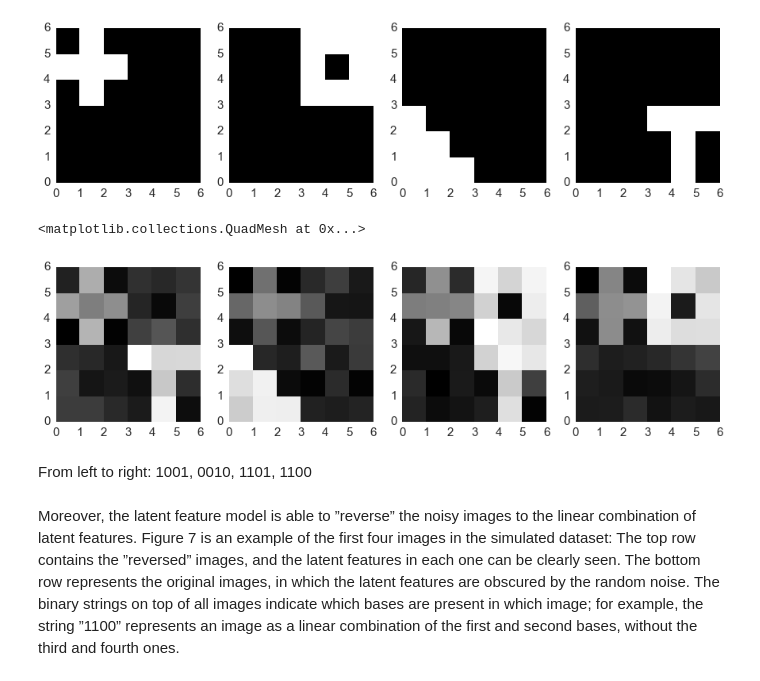
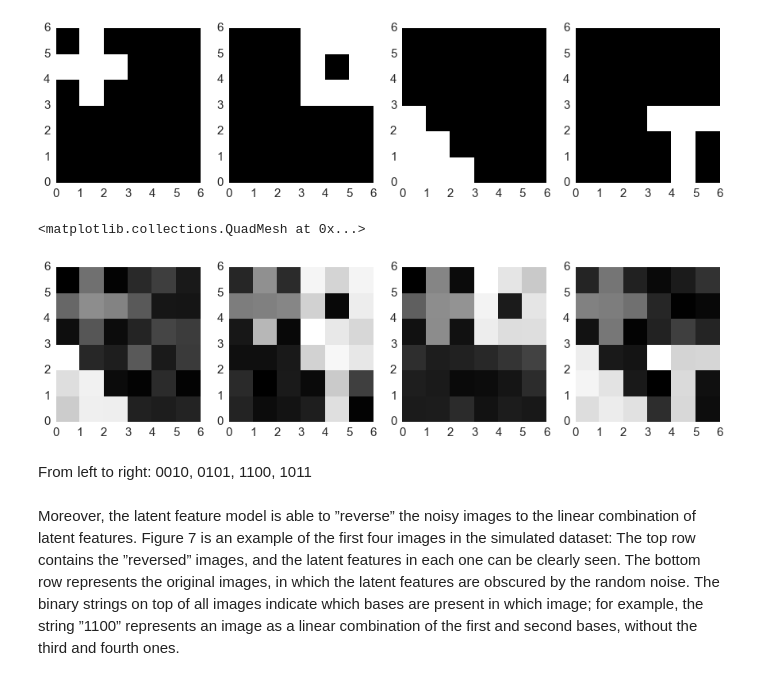
Before and after one commit to timoryxl/Indian-Buffet-Process, a Jupyter notebook: Implementation_IBP.ipynb, the cells around one changed output. Saved outputs shown, nothing was run; the diff lists cells and outputs as text; code cells hidden in the pictures.

```diff
--- a/Implementation_IBP.ipynb
+++ b/Implementation_IBP.ipynb
@@ -490,18 +499,18 @@ plt.pcolormesh(A[3,:].reshape(6,6),cmap=plt.cm.gray)
 # %%
 
 plt.figure(num=None, figsize=(15,3.5), dpi=100, facecolor='w', edgecolor='k')
 plt.subplot(141)
-plt.pcolormesh(XRecreated[0,:].reshape(6,6),cmap=plt.cm.gray)
+plt.pcolormesh(XRecreated[1,:].reshape(6,6),cmap=plt.cm.gray)
 plt.subplot(142)
-plt.pcolormesh(XRecreated[1,:].reshape(6,6),cmap=plt.cm.gray)
+plt.pcolormesh(XRecreated[2,:].reshape(6,6),cmap=plt.cm.gray)
 plt.subplot(143)
-plt.pcolormesh(XRecreated[2,:].reshape(6,6),cmap=plt.cm.gray)
+plt.pcolormesh(XRecreated[3,:].reshape(6,6),cmap=plt.cm.gray)
 plt.subplot(144)
-plt.pcolormesh(XRecreated[3,:].reshape(6,6),cmap=plt.cm.gray)
+plt.pcolormesh(XRecreated[98,:].reshape(6,6),cmap=plt.cm.gray)
 # %% [output]
 <matplotlib.collections.QuadMesh at 0x...>
-[figure, old version]
+[figure, new version]
 # %% [markdown]
-From left to right: 1001, 0010, 1101, 1100
+From left to right: 0010, 0101, 1100, 1011
 # %% [markdown]
 Moreover, the latent feature model is able to ”reverse” the noisy images to the linear combination of latent features. Figure 7 is an example of the first four images in the simulated dataset: The top row contains the ”reversed” images, and the latent features in each one can be clearly seen. The bottom row represents the original images, in which the latent features are obscured by the random noise. The binary strings on top of all images indicate which bases are present in which image; for example, the string ”1100” represents an image as a linear combination of the first and second bases, without the third and fourth ones.
```
Also changed, not shown: parts of 7 cells of this notebook.
